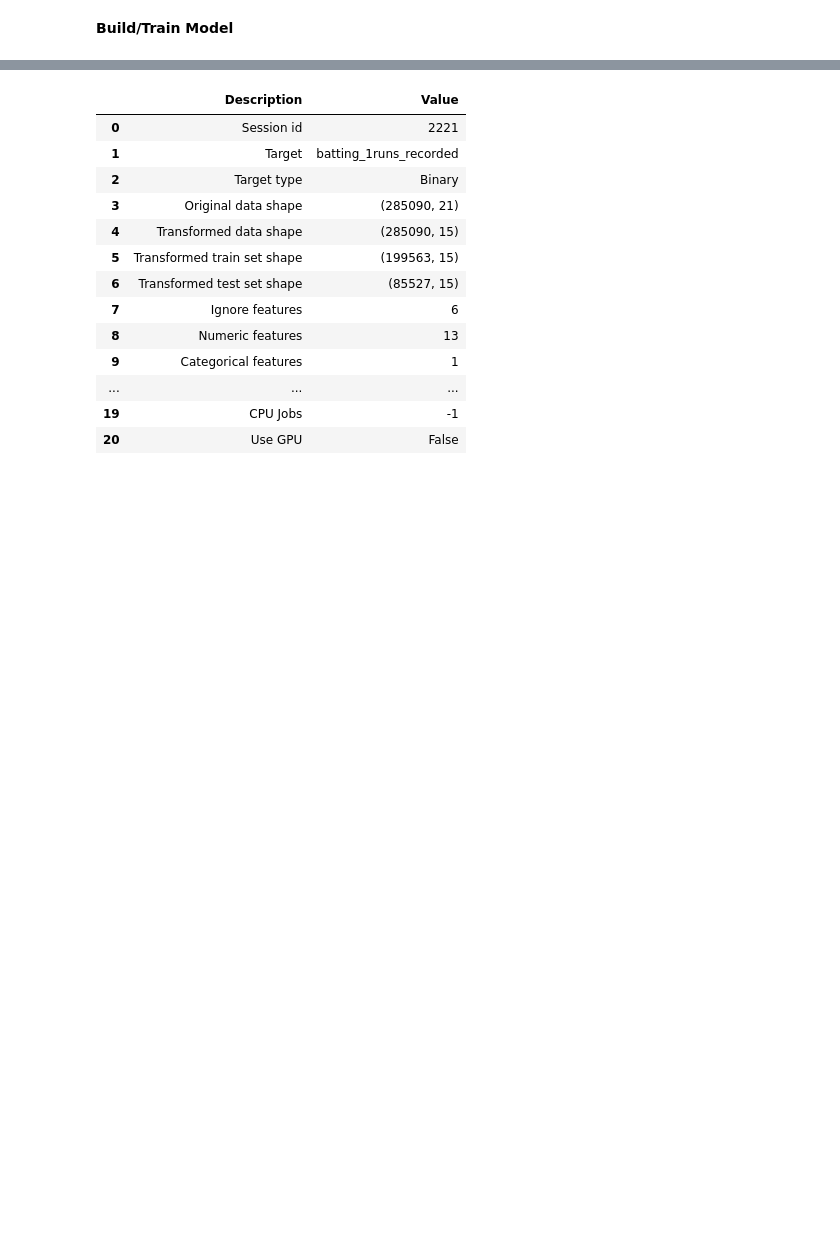
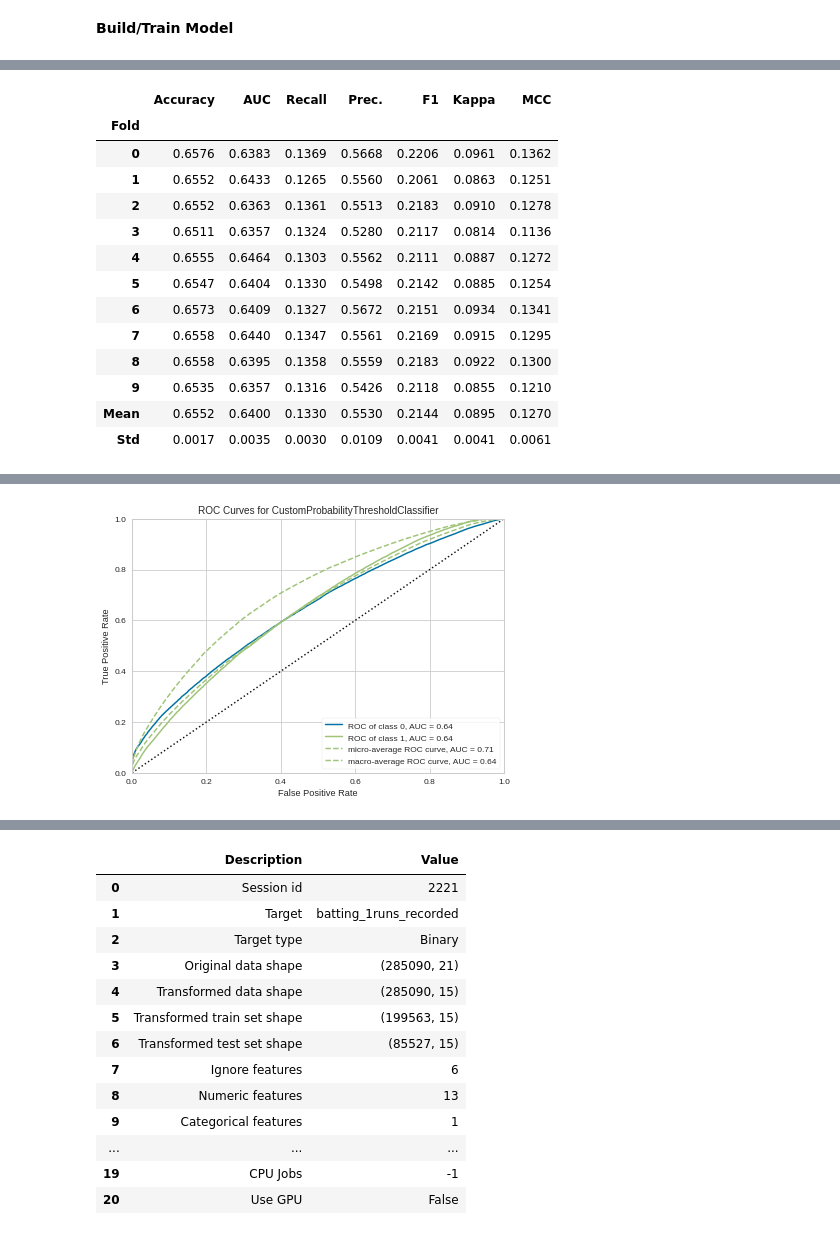
Before and after one commit to sculd/mlb-props, a Jupyter notebook: model_1runs_training_run.ipynb, the cells around one changed output, grey strips where cells are left out. Drawn from its saved outputs; the diff is of its cells as text; code cells hidden in the pictures; blank space fills up the shorter version.

```diff
--- a/model_1runs_training_run.ipynb
+++ b/model_1runs_training_run.ipynb
@@ -35,3 +35,11 @@ train_data = df_game_matchup_total[(df_game_matchup_total.game_date > "2012-04-0
 test_data = df_game_matchup_total[(df_game_matchup_total.game_date > "2022-12-01")][feature_columns]
 # %% [markdown]
 **Build/Train Model**
+# %%
+import pycaret.classification
+
+classification_setup = pycaret.classification.setup(
+    data = train_data, target = target_column, train_size = .70, use_gpu = False,
+    categorical_features = ['game_venue'], ignore_features = model.common.ignore_features + ['batting_name', 'pitching_name'],
+    #fix_imbalance=True, fix_imbalance_method='smote',
+)
@@ -37,0 +64,4 @@ test_data = df_game_matchup_total[(df_game_matchup_total.game_date > "2022-12-01
+# %%
+regression_model_lightgbm = classification_setup.create_model("lightgbm", probability_threshold = 0.50)
+plot_model(regression_model_lightgbm, plot = 'auc', scale = 0.6)
+# %% [output]
@@ -37,0 +69,14 @@ test_data = df_game_matchup_total[(df_game_matchup_total.game_date > "2022-12-01
+|  | Accuracy | AUC | Recall | Prec. | F1 | Kappa | MCC |
+| Fold |  |  |  |  |  |  |  |
+| 0 | 0.6576 | 0.6383 | 0.1369 | 0.5668 | 0.2206 | 0.0961 | 0.1362 |
+| 1 | 0.6552 | 0.6433 | 0.1265 | 0.5560 | 0.2061 | 0.0863 | 0.1251 |
+| 2 | 0.6552 | 0.6363 | 0.1361 | 0.5513 | 0.2183 | 0.0910 | 0.1278 |
+| 3 | 0.6511 | 0.6357 | 0.1324 | 0.5280 | 0.2117 | 0.0814 | 0.1136 |
+| 4 | 0.6555 | 0.6464 | 0.1303 | 0.5562 | 0.2111 | 0.0887 | 0.1272 |
+| 5 | 0.6547 | 0.6404 | 0.1330 | 0.5498 | 0.2142 | 0.0885 | 0.1254 |
+| 6 | 0.6573 | 0.6409 | 0.1327 | 0.5672 | 0.2151 | 0.0934 | 0.1341 |
+| 7 | 0.6558 | 0.6440 | 0.1347 | 0.5561 | 0.2169 | 0.0915 | 0.1295 |
+| 8 | 0.6558 | 0.6395 | 0.1358 | 0.5559 | 0.2183 | 0.0922 | 0.1300 |
+| 9 | 0.6535 | 0.6357 | 0.1316 | 0.5426 | 0.2118 | 0.0855 | 0.1210 |
+| Mean | 0.6552 | 0.6400 | 0.1330 | 0.5530 | 0.2144 | 0.0895 | 0.1270 |
+| Std | 0.0017 | 0.0035 | 0.0030 | 0.0109 | 0.0041 | 0.0041 | 0.0061 |
@@ -37,0 +85 @@ test_data = df_game_matchup_total[(df_game_matchup_total.game_date > "2022-12-01
+[figure, added]
```
Also changed, not shown: parts of 5 cells of this notebook, 14 other files.
